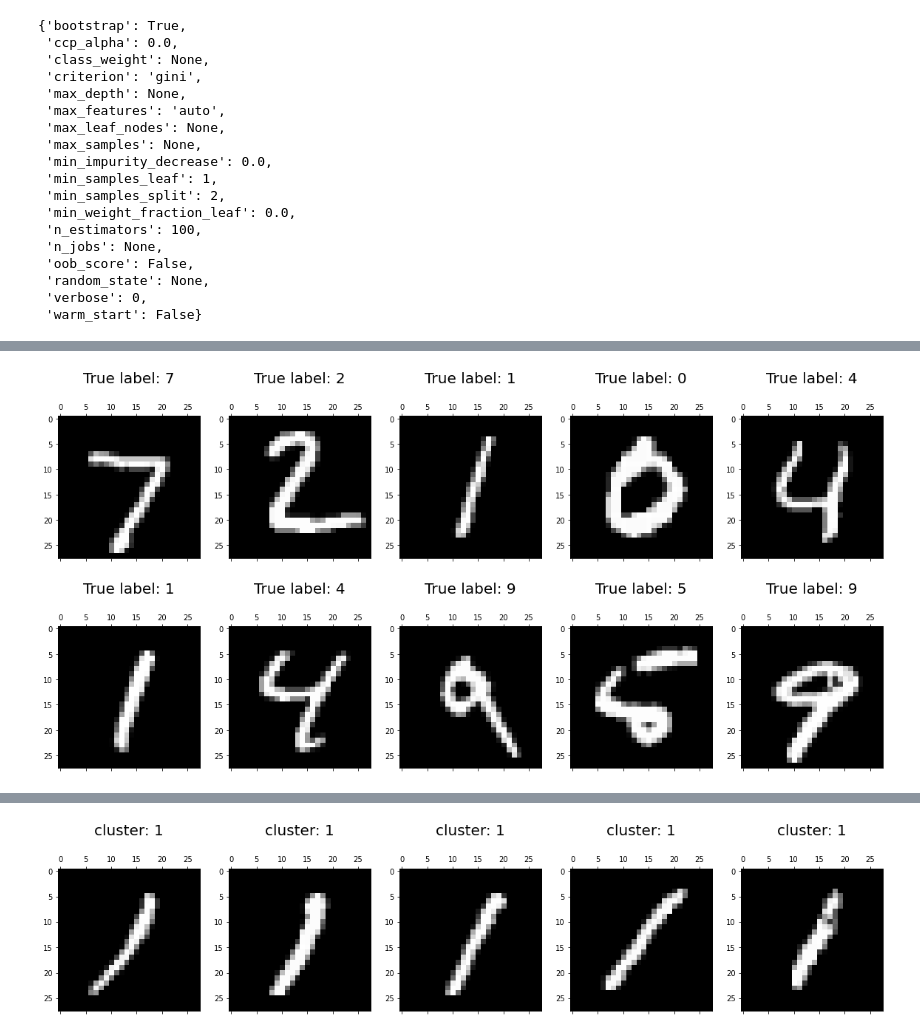
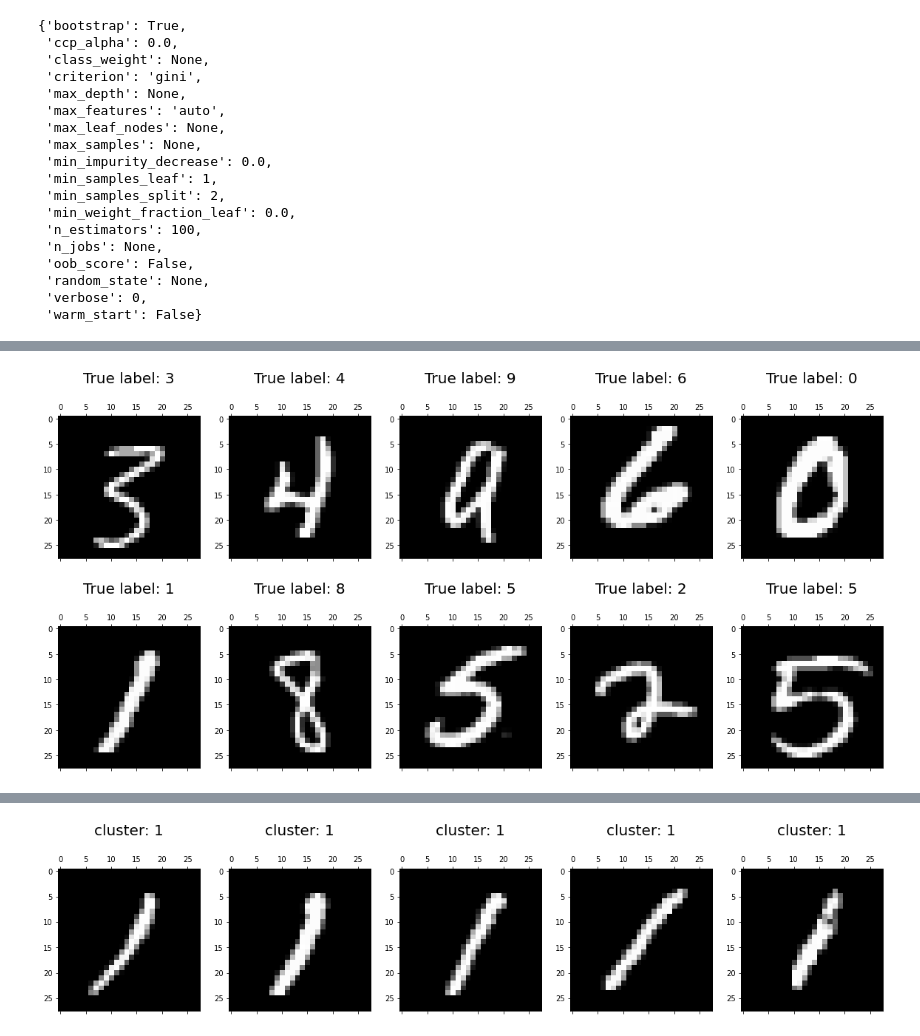
Before and after one commit to dddlab/dask-examples, a Jupyter notebook: book-material-dask.ipynb, the cells around one changed output, grey strips where cells are left out. Saved outputs shown, nothing was run; the diff lists cells and outputs as text; code cells hidden in the pictures.

```diff
--- a/book-material-dask.ipynb
+++ b/book-material-dask.ipynb
@@ -177,24 +160,25 @@ array([0, 0, 4, 4, 8, 2, 2, 8, 7, 3], dtype=int32)
 # %%
 def plot_digits(X_, y_, num_figs, y_caption='True label'):
 
     from matplotlib.pyplot import figure
     from numpy import ceil
 
     num_rows = ceil(num_figs/5).astype(int)
 
     fig = figure(figsize=(20, 4.8*num_rows))
 
-    for j, ((i, img), (i, lab)) in enumerate(zip(X_.iterrows(), y_.iteritems())):
+    # for j, ((i, img), (i, lab)) in enumerate(zip(X_, y_)):
+    for j, (img, lab) in enumerate(zip(X_, y_)):
 
         tf = fig.add_subplot(num_rows, 5, j+1)
-        tf.matshow(img.values.reshape((28, -1)), cmap='gray')
-        tf.set_title('%s: %s\n' % (y_caption, lab), fontsize = 20)
+        tf.matshow(img.reshape((28, -1)), cmap='gray')
+        tf.set_title('%s: %s\n' % (y_caption, lab.compute()), fontsize = 20)
 
         if j+1 == num_figs: break
+
+plot_digits(X_train, y_train, 10)
+# %% [output]
+[figure, added]
-# %%
-plot_digits(X_train, y_train, 10)
-# %% [output]
-[figure, removed]
 # %%
 from sklearn.ensemble import RandomForestClassifier
 
```
Also changed, not shown: parts of 12 cells of this notebook, 1 other file.
